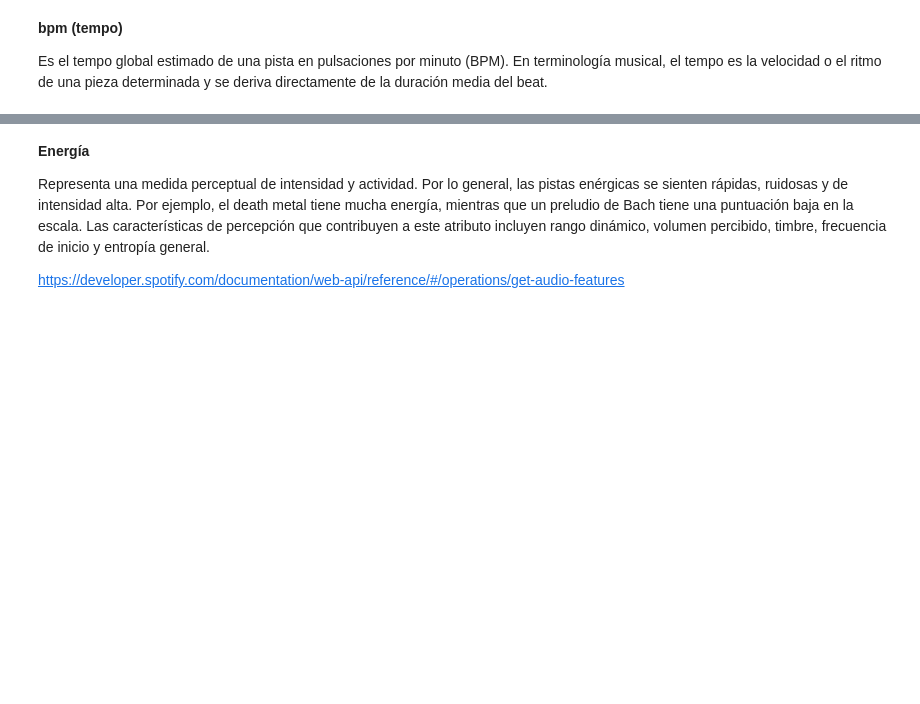
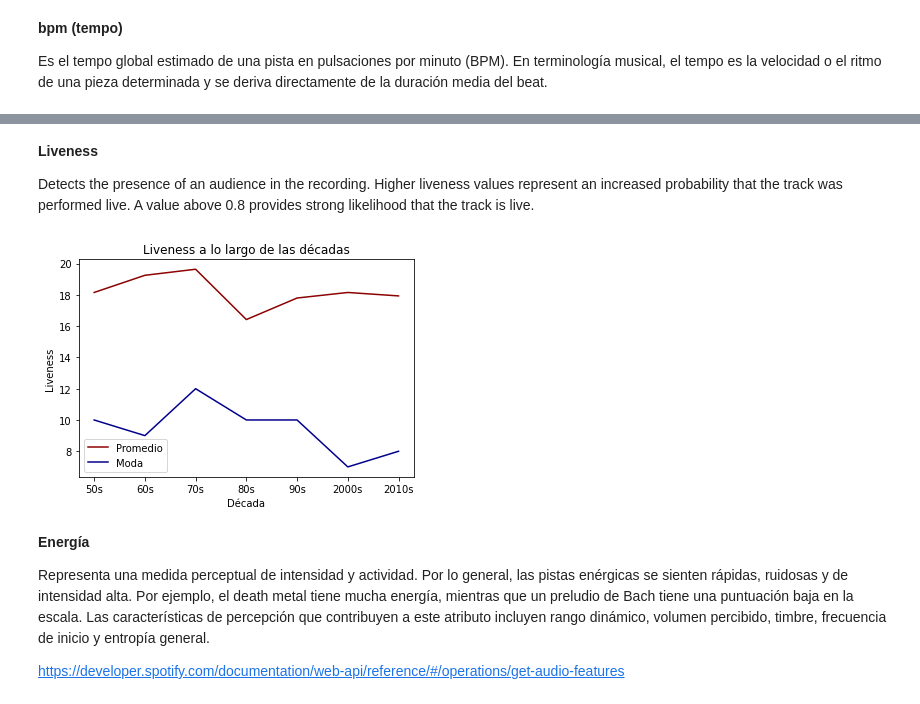
Before and after one commit to danielasenraoka/music_evolution, a Jupyter notebook: exploratory_anaysis.ipynb, the cells around one changed output, grey strips where cells are left out. Cells and saved outputs as stored; diff of their text form; code cells hidden in the pictures; blank space fills up the shorter version.

```diff
--- a/exploratory_anaysis.ipynb
+++ b/exploratory_anaysis.ipynb
@@ -111,3 +113,11 @@ variable_plot(decades, 'bpm', 'beats')
+# %% [markdown]
+**Liveness**
+
+Detects the presence of an audience in the recording. Higher liveness values represent an increased probability that the track was performed live. A value above 0.8 provides strong likelihood that the track is live.
+# %%
+variable_plot(decades, 'live', 'Liveness')
+# %% [output]
+[figure, added]
 # %% [markdown]
 **Energía**
 
```
Also changed, not shown: parts of 22 cells of this notebook.
